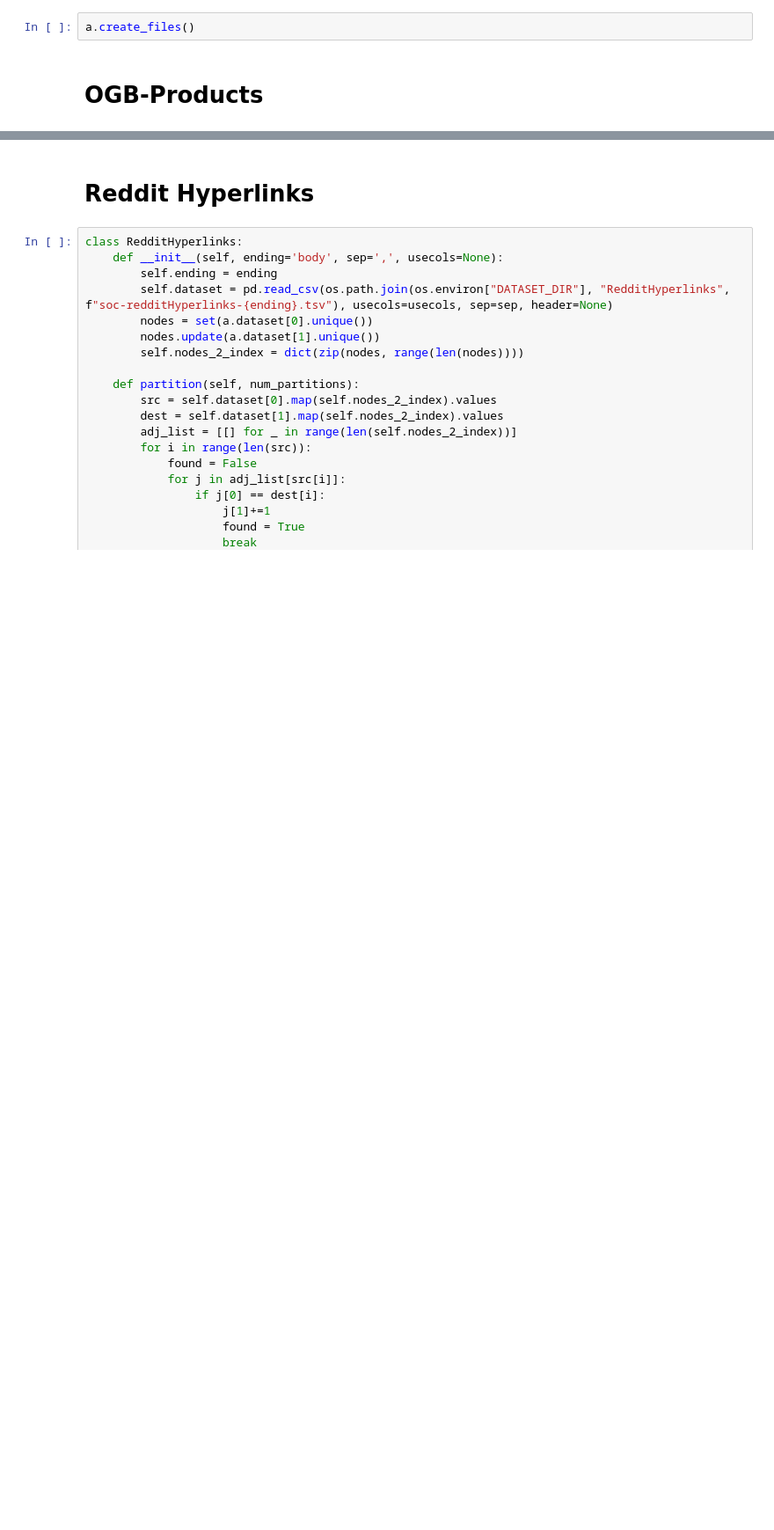
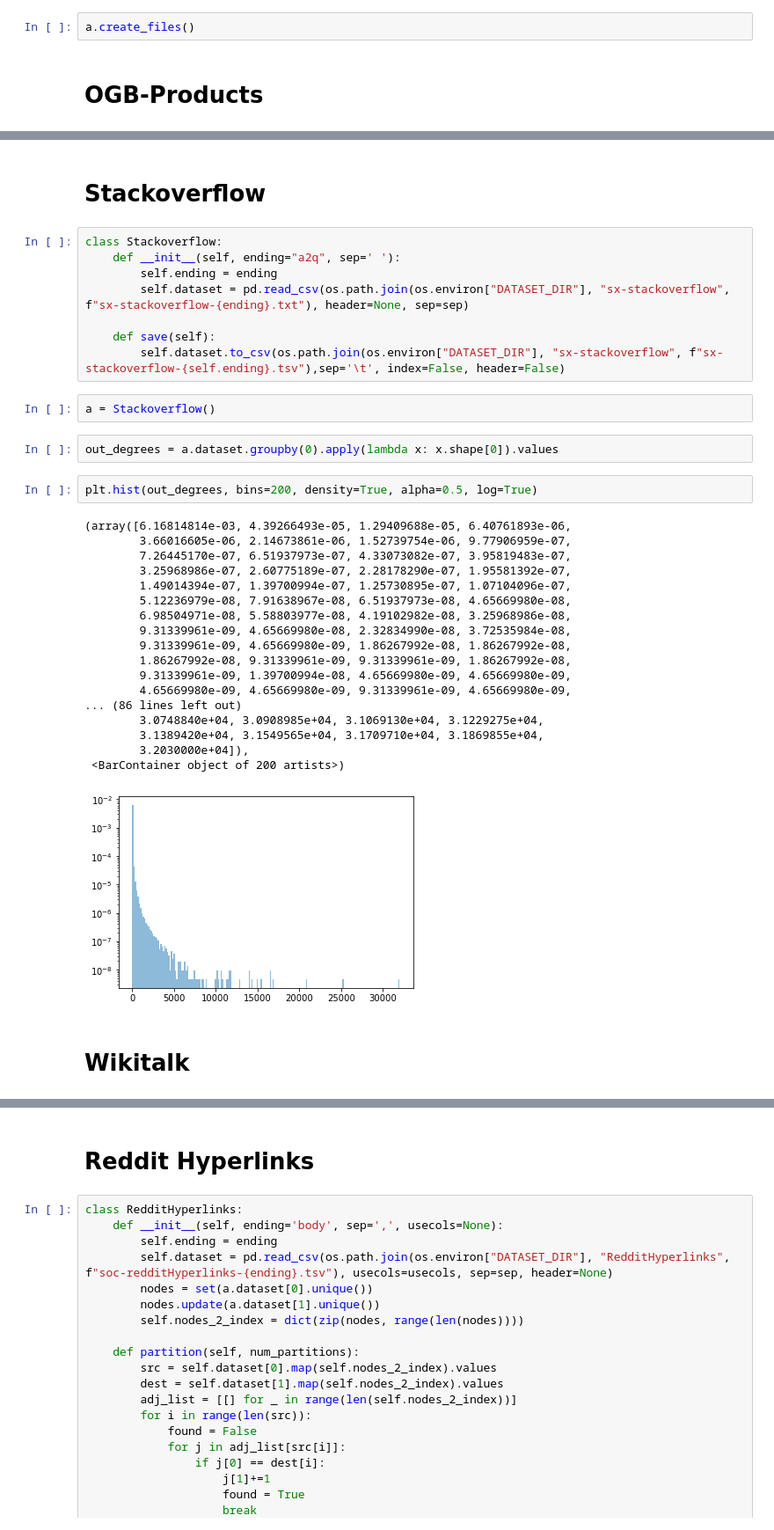
Before and after one commit to Rustam-Warwick/d3-gnn, a Jupyter notebook: helper-scripts/jupyter/Pre Process Datasets.ipynb, the cells around one changed output, grey strips where cells are left out. Shown: that part at 88% size. Saved outputs shown, nothing was run; the diff lists cells and outputs as text; blank space fills up the shorter version.

Commit message:
New dataset

```diff
--- a/helper-scripts/jupyter/Pre Process Datasets.ipynb
+++ b/helper-scripts/jupyter/Pre Process Datasets.ipynb
@@ -91,3 +92,40 @@ class OGBProducts:
         shuffled_topology.to_csv(os.path.join(os.environ["DATASET_DIR"], "ogb-products","edges.csv"), header=None, index=False)
         features.to_csv(os.path.join(os.environ["DATASET_DIR"], "ogb-products","node_features.csv"), header=None)
         labels.to_csv(os.path.join(os.environ["DATASET_DIR"], "ogb-products","node_labels.csv"), header=None)
+# %% [markdown]
+# Stackoverflow
+# %%
+class Stackoverflow:
+    def __init__(self, ending="a2q", sep=' '):
+        self.ending = ending
+        self.dataset = pd.read_csv(os.path.join(os.environ["DATASET_DIR"], "sx-stackoverflow", f"sx-stackoverflow-{ending}.txt"), header=None, sep=sep)
+
+    def save(self):
+        self.dataset.to_csv(os.path.join(os.environ["DATASET_DIR"], "sx-stackoverflow", f"sx-stackoverflow-{self.ending}.tsv"),sep='\t', index=False, header=False)
+# %%
+a = Stackoverflow()
+# %%
+out_degrees = a.dataset.groupby(0).apply(lambda x: x.shape[0]).values
+# %%
+plt.hist(out_degrees, bins=200, density=True, alpha=0.5, log=True)
+# %% [output]
+(array([6.16814814e-03, 4.39266493e-05, 1.29409688e-05, 6.40761893e-06,
+        3.66016605e-06, 2.14673861e-06, 1.52739754e-06, 9.77906959e-07,
+        7.26445170e-07, 6.51937973e-07, 4.33073082e-07, 3.95819483e-07,
+        3.25968986e-07, 2.60775189e-07, 2.28178290e-07, 1.95581392e-07,
+        1.49014394e-07, 1.39700994e-07, 1.25730895e-07, 1.07104096e-07,
+        5.12236979e-08, 7.91638967e-08, 6.51937973e-08, 4.65669980e-08,
+        6.98504971e-08, 5.58803977e-08, 4.19102982e-08, 3.25968986e-08,
+        9.31339961e-09, 4.65669980e-08, 2.32834990e-08, 3.72535984e-08,
+        9.31339961e-09, 4.65669980e-09, 1.86267992e-08, 1.86267992e-08,
+        1.86267992e-08, 9.31339961e-09, 9.31339961e-09, 1.86267992e-08,
+        9.31339961e-09, 1.39700994e-08, 4.65669980e-09, 4.65669980e-09,
+        4.65669980e-09, 4.65669980e-09, 9.31339961e-09, 4.65669980e-09,
+... (86 lines left out)
+        3.0748840e+04, 3.0908985e+04, 3.1069130e+04, 3.1229275e+04,
+        3.1389420e+04, 3.1549565e+04, 3.1709710e+04, 3.1869855e+04,
+        3.2030000e+04]),
+ <BarContainer object of 200 artists>)
+[figure, added]
+# %% [markdown]
+# Wikitalk
```
Also changed, not shown: parts of 10 cells of this notebook, 5 other files.
